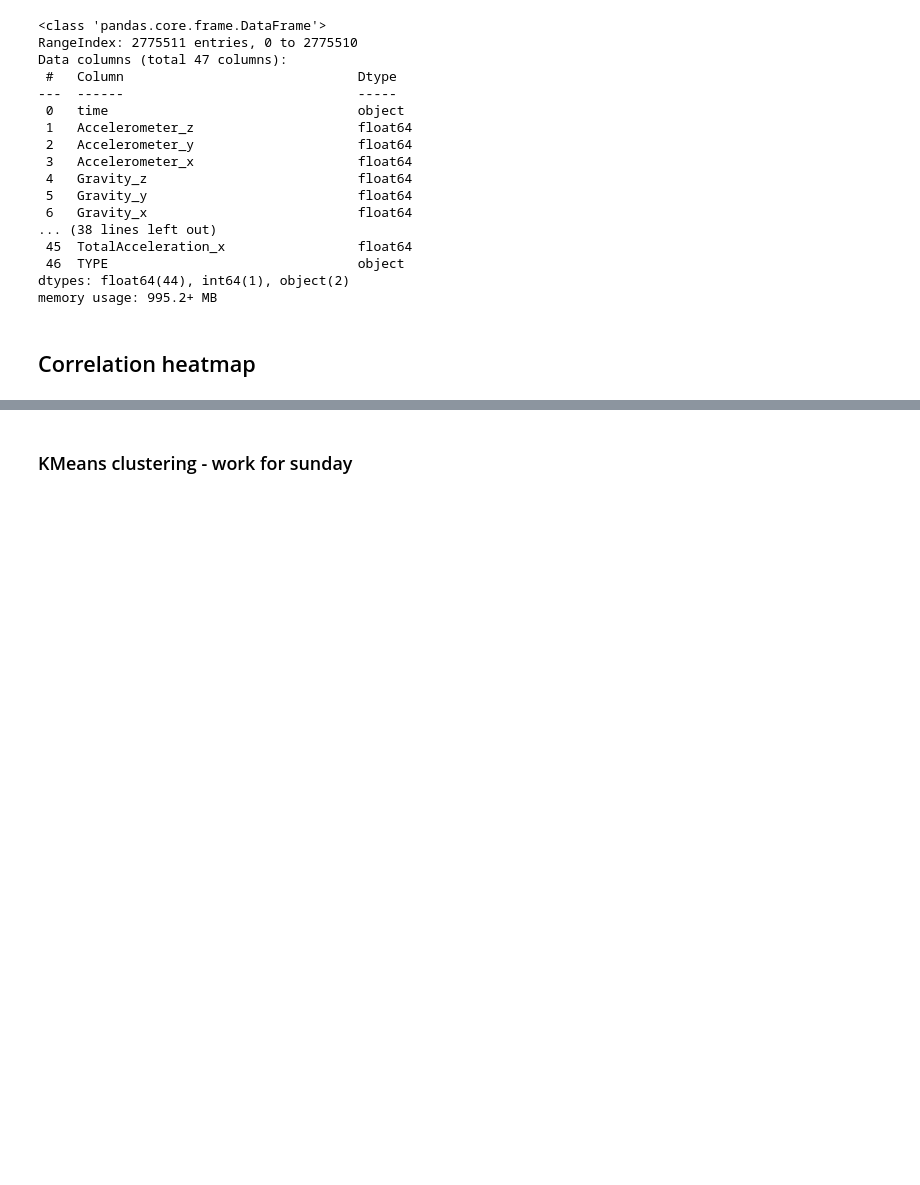
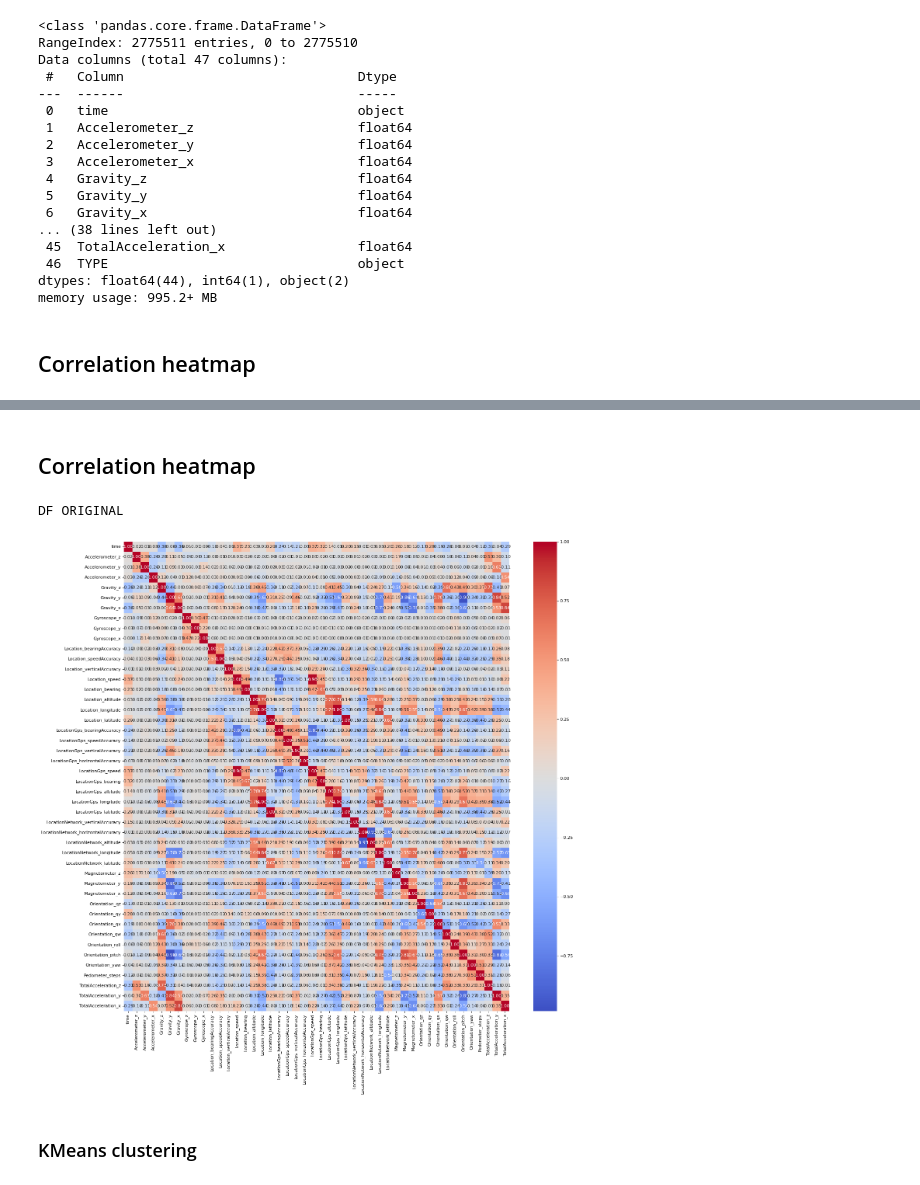
Before and after one commit to FilipLangiewicz/ActivityDetection, a Jupyter notebook: code/eda_maciek.ipynb, the cells around one changed output, grey strips where cells are left out. Saved outputs shown, nothing was run; the diff lists cells and outputs as text; code cells hidden in the pictures; blank space fills up the shorter version.

```diff
--- a/code/eda_maciek.ipynb
+++ b/code/eda_maciek.ipynb
@@ -542,9 +518,20 @@ IndexError: Boolean index has wrong length: 47 instead of 4
-# %% [markdown]
-### KMeans clustering - work for sunday
 # %%
 df_original['time'] = pd.to_datetime(df_original['time'])
 df_original['time'] = df_original['time'].apply(lambda x: x.timestamp())
 df_original.dropna(inplace=True)
+# %% [markdown]
+## Correlation heatmap
+# %%
+df_original_corr = df_original.loc[:,df_original.columns != 'TYPE'].corr()
+print("DF ORIGINAL")
+fig = plt.figure(figsize=(20,20), dpi=80)
+sns.heatmap(df_original_corr, annot=True, fmt=".2f", cmap='coolwarm', center=0)
+plt.show()
+# %% [output]
+DF ORIGINAL
+[figure, added]
+# %% [markdown]
+### KMeans clustering
 # %%
 from sklearn.cluster import KMeans
 model = KMeans(n_clusters=3)
```
Also changed, not shown: parts of 8 cells of this notebook.
